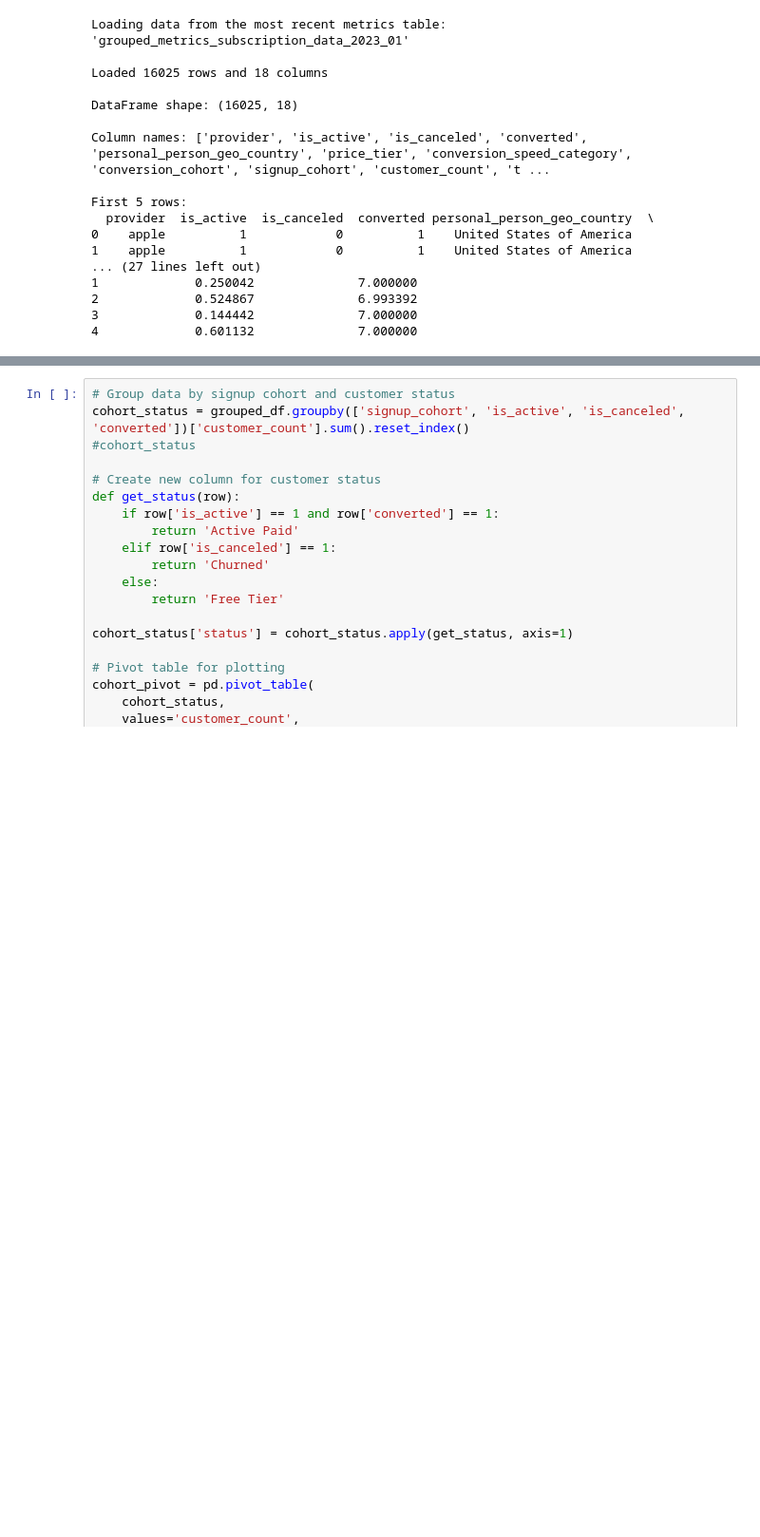
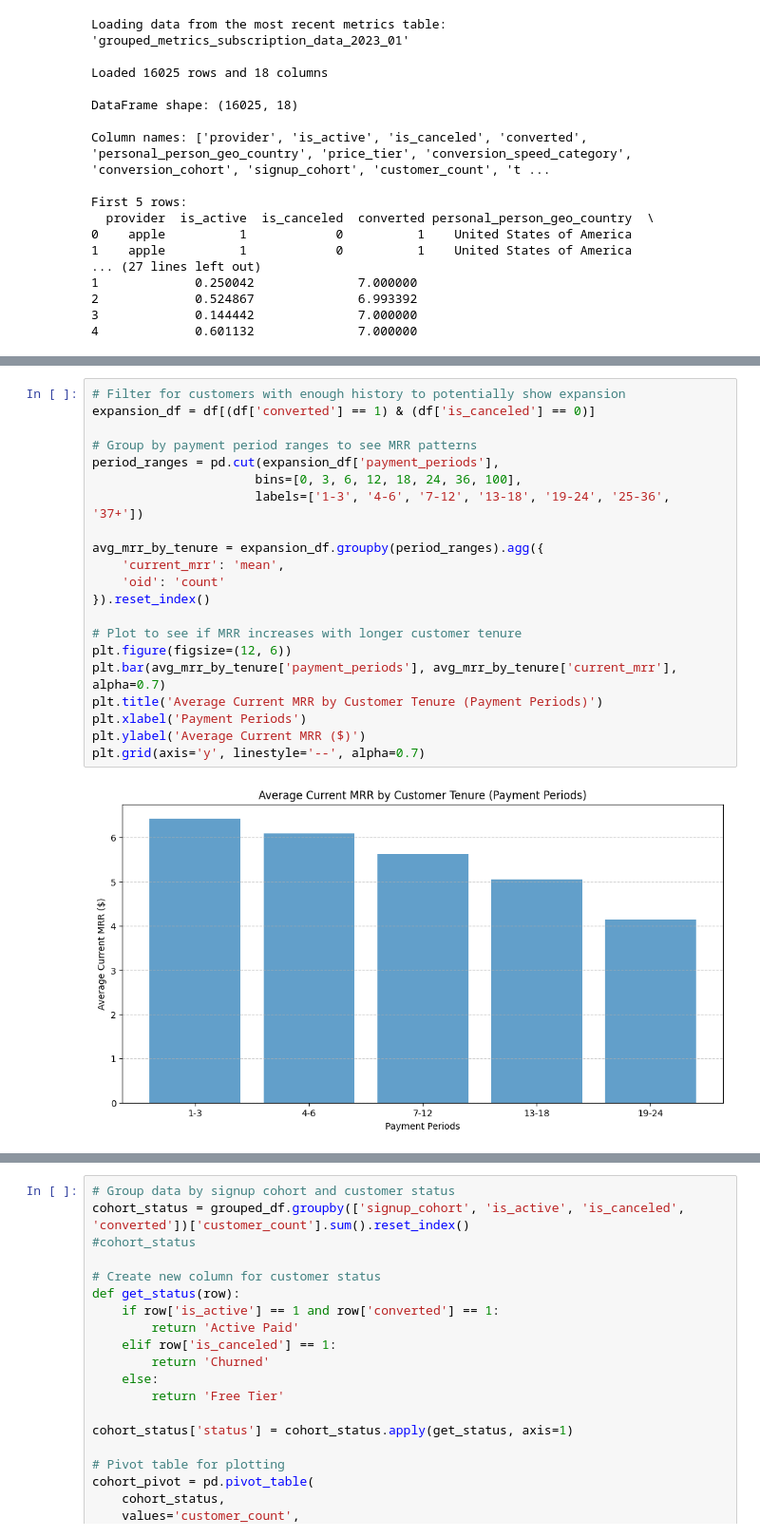
Before and after one commit to ConorJamesLeahy/retention_analysis_CJL, a Jupyter notebook: 4_Visualizations_Tables.ipynb, the cells around one changed output, grey strips where cells are left out. Shown at 95% size. Drawn from its saved outputs; the diff is of its cells as text; blank space fills up the shorter version.

```diff
--- a/4_Visualizations_Tables.ipynb
+++ b/4_Visualizations_Tables.ipynb
@@ -127,0 +130,23 @@ First 5 rows:
+# %%
+# Filter for customers with enough history to potentially show expansion
+expansion_df = df[(df['converted'] == 1) & (df['is_canceled'] == 0)]
+
+# Group by payment period ranges to see MRR patterns
+period_ranges = pd.cut(expansion_df['payment_periods'],
+                      bins=[0, 3, 6, 12, 18, 24, 36, 100],
+                      labels=['1-3', '4-6', '7-12', '13-18', '19-24', '25-36', '37+'])
+
+avg_mrr_by_tenure = expansion_df.groupby(period_ranges).agg({
+    'current_mrr': 'mean',
+    'oid': 'count'
+}).reset_index()
+
+# Plot to see if MRR increases with longer customer tenure
+plt.figure(figsize=(12, 6))
+plt.bar(avg_mrr_by_tenure['payment_periods'], avg_mrr_by_tenure['current_mrr'], alpha=0.7)
+plt.title('Average Current MRR by Customer Tenure (Payment Periods)')
+plt.xlabel('Payment Periods')
+plt.ylabel('Average Current MRR ($)')
+plt.grid(axis='y', linestyle='--', alpha=0.7)
+# %% [output]
+[figure, added]
```
Also changed, not shown: parts of 44 cells of this notebook, 11 other files.
